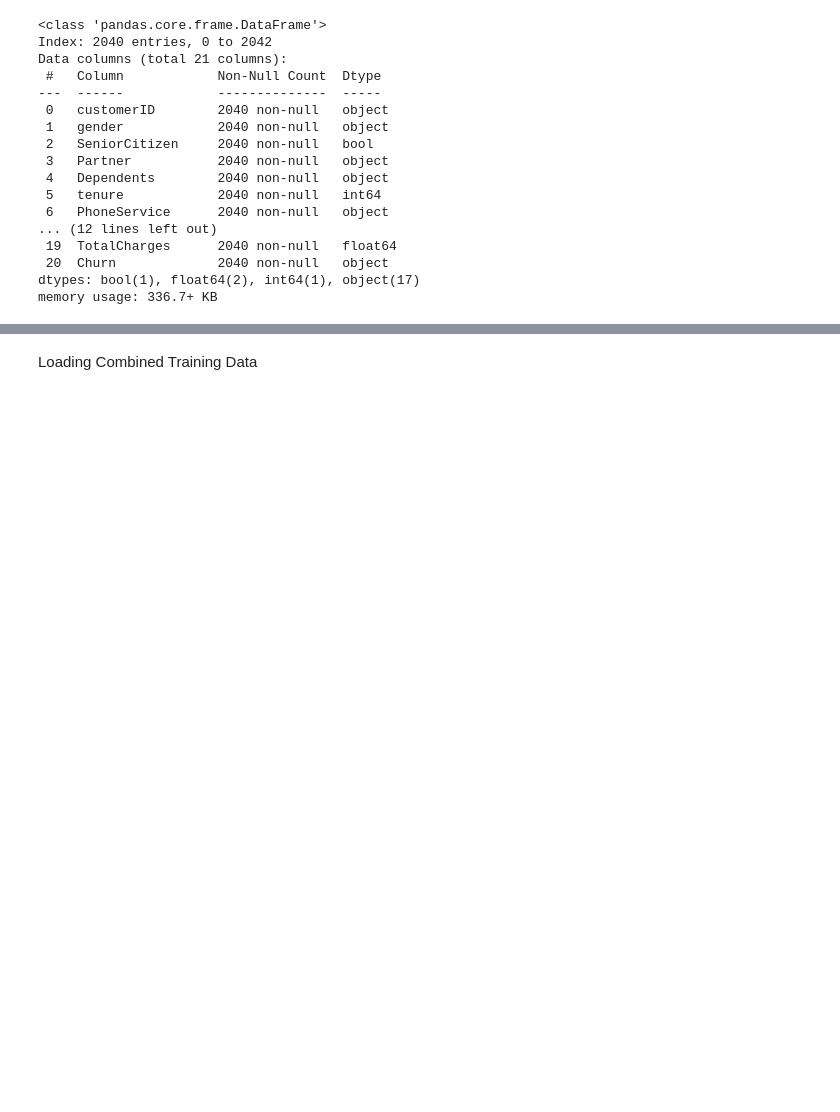
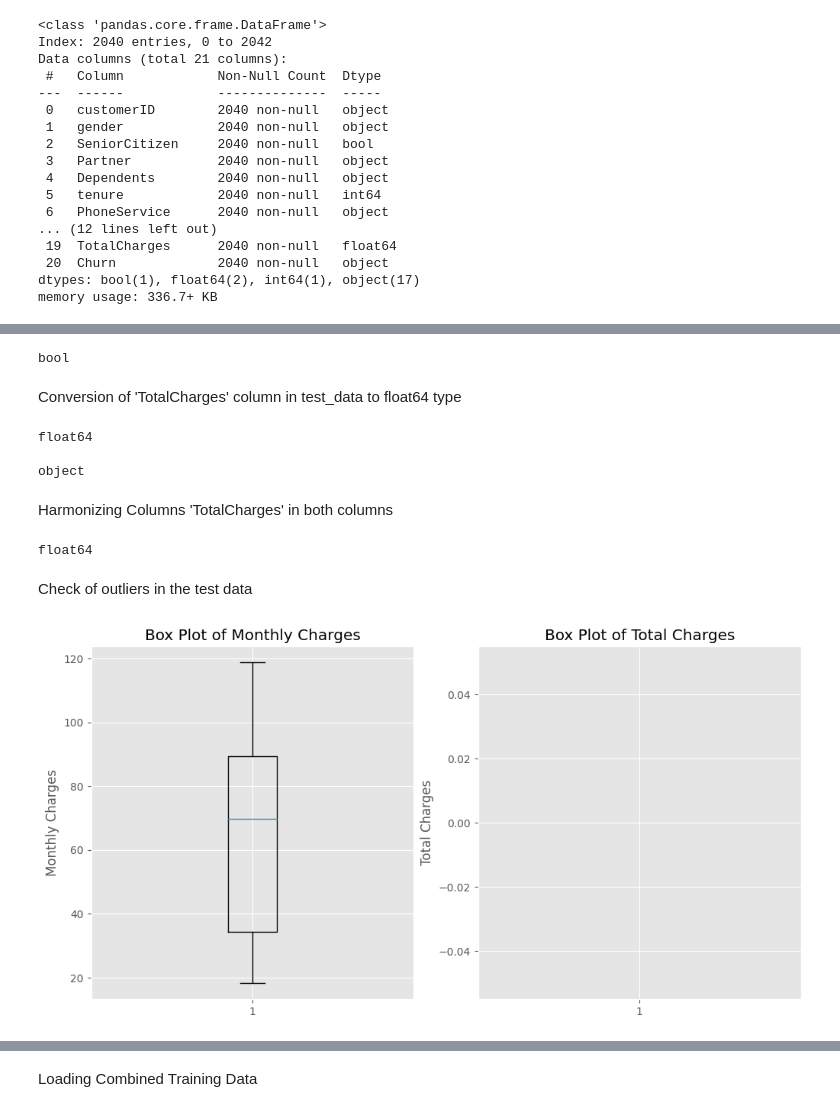
Before and after one commit to kaitany/Telecommunications-Churn-Analysis, a Jupyter notebook: Predicting_Customer_Churn.ipynb, the cells around one changed output, grey strips where cells are left out. Saved outputs shown, nothing was run; the diff lists cells and outputs as text; code cells hidden in the pictures; blank space fills up the shorter version.

```diff
--- a/Predicting_Customer_Churn.ipynb
+++ b/Predicting_Customer_Churn.ipynb
@@ -1115,0 +1260,63 @@ df_combined.to_csv('Clean_Train_Data.csv', index=False)
+# %%
+#conversion of SeniorCitizen column in test_data
+if test_data['SeniorCitizen'].dtypes == 'int64':
+        test_data['SeniorCitizen'] = test_data['SeniorCitizen'].astype(bool)
+print(test_data['SeniorCitizen'].dtypes)
+# %% [output]
+bool
+# %% [markdown]
+Conversion of 'TotalCharges' column in test_data to float64 type
+# %%
+# One columns has an int64 datatype whereas the other is bool
+#column in training data
+
+# Data type of 'TotalCharges' column in training data
+TotalCharges_datatype = df_combined['TotalCharges'].dtypes
+print(TotalCharges_datatype)
+
+print()
+
+# Data type of 'TotalCharges' column in test data
+TotalCharges_datatype_1 = test_data['TotalCharges'].dtypes
+print(TotalCharges_datatype_1)
+# %% [output]
+float64
+
+object
+# %% [markdown]
+Harmonizing Columns 'TotalCharges' in both columns
+# %%
+#conversion of SeniorCitizen column in test_data
+
+if test_data['TotalCharges'].dtypes == 'object':
+    test_data['TotalCharges'] = pd.to_numeric(test_data['TotalCharges'], errors='coerce')
+
+print(test_data['TotalCharges'].dtypes)
+# %% [output]
+float64
+# %% [markdown]
+Check of outliers in the test data
+# %%
+
+# we have handled the null values in training data now lets look at the outliers
+# lets Create a box plot to have a look at the outliers in the monthly charges attribute
+
+# Create a figure with 1 row and 2 columns for the subplots
+plt.figure(figsize=(12, 6))
+
+# Create the first subplot for Monthly Charges
+plt.subplot(1, 2, 1)
+plt.boxplot(test_data['MonthlyCharges'])
+plt.ylabel('Monthly Charges')
+plt.title('Box Plot of Monthly Charges')
+
+# Create the second subplot for Total Charges
+plt.subplot(1, 2, 2)
+plt.boxplot(test_data['TotalCharges'])
+plt.ylabel('Total Charges')
+plt.title('Box Plot of Total Charges')
+
+# Show the plots
+plt.show()
+# %% [output]
+[figure, added]
```
Also changed, not shown: parts of 86 cells of this notebook, 5 other files.
